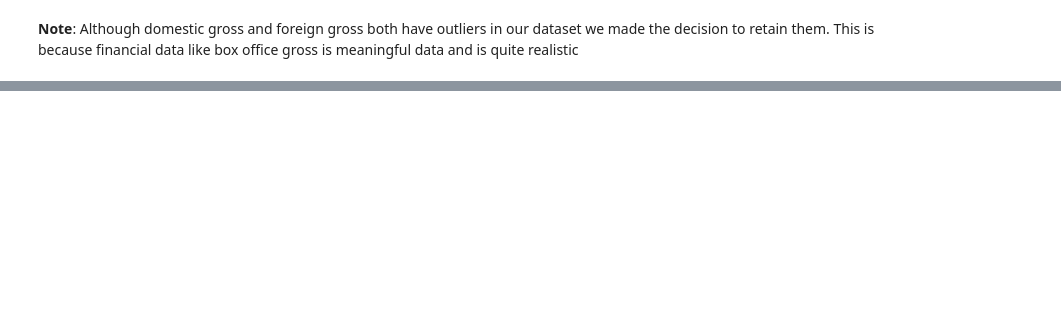
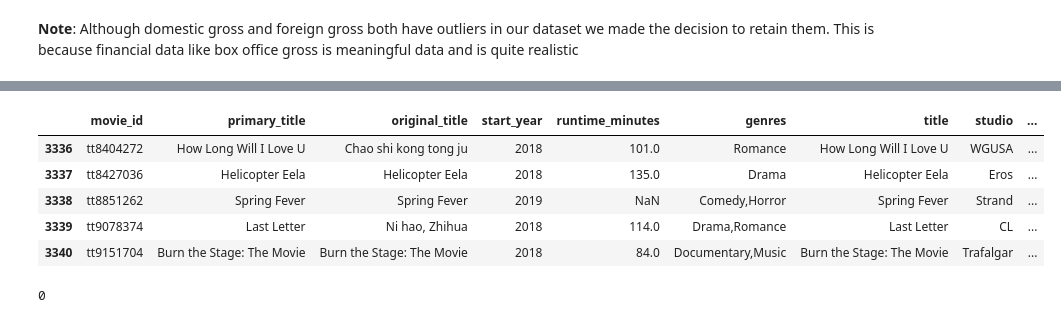
Before and after one commit to arlenestanley1/dsc-module-3-project-v3, a Jupyter notebook: student.ipynb, the cells around one changed output, grey strips where cells are left out. Cells and saved outputs as stored; diff of their text form; code cells hidden in the pictures; blank space fills up the shorter version.

```diff
--- a/student.ipynb
+++ b/student.ipynb
@@ -314,0 +409,13 @@ test
+# %%
+merged_df.tail()
+# %% [output]
+|  | movie_id | primary_title | original_title | start_year | runtime_minutes | genres | title | studio | ... |
+| 3336 | tt8404272 | How Long Will I Love U | Chao shi kong tong ju | 2018 | 101.0 | Romance | How Long Will I Love U | WGUSA | ... |
+| 3337 | tt8427036 | Helicopter Eela | Helicopter Eela | 2018 | 135.0 | Drama | Helicopter Eela | Eros | ... |
+| 3338 | tt8851262 | Spring Fever | Spring Fever | 2019 | NaN | Comedy,Horror | Spring Fever | Strand | ... |
+| 3339 | tt9078374 | Last Letter | Ni hao, Zhihua | 2018 | 114.0 | Drama,Romance | Last Letter | CL | ... |
+| 3340 | tt9151704 | Burn the Stage: The Movie | Burn the Stage: The Movie | 2018 | 84.0 | Documentary,Music | Burn the Stage: The Movie | Trafalgar | ... |
+# %%
+merged_df.duplicated().sum()
+# %% [output]
+0
```
Also changed, not shown: parts of 26 cells of this notebook.
